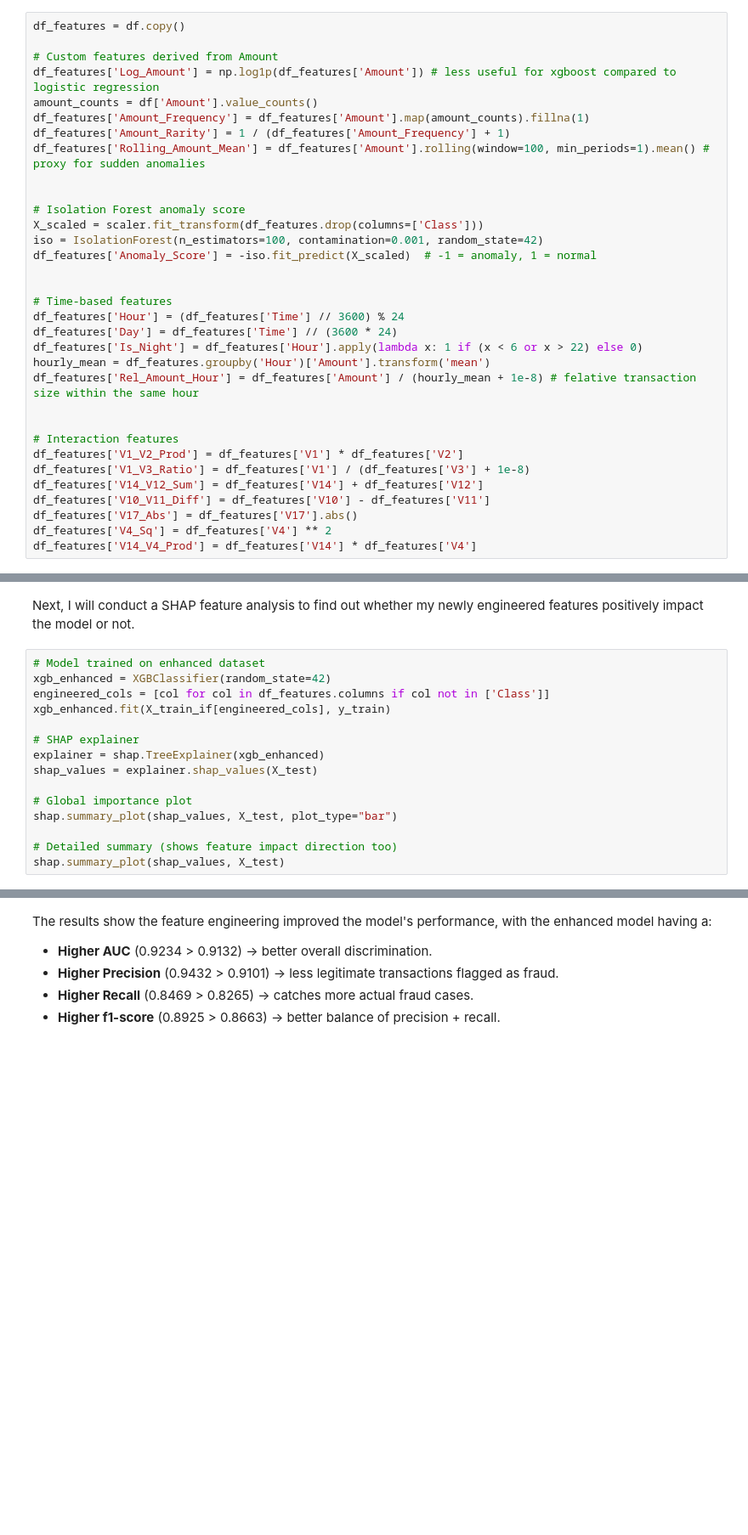
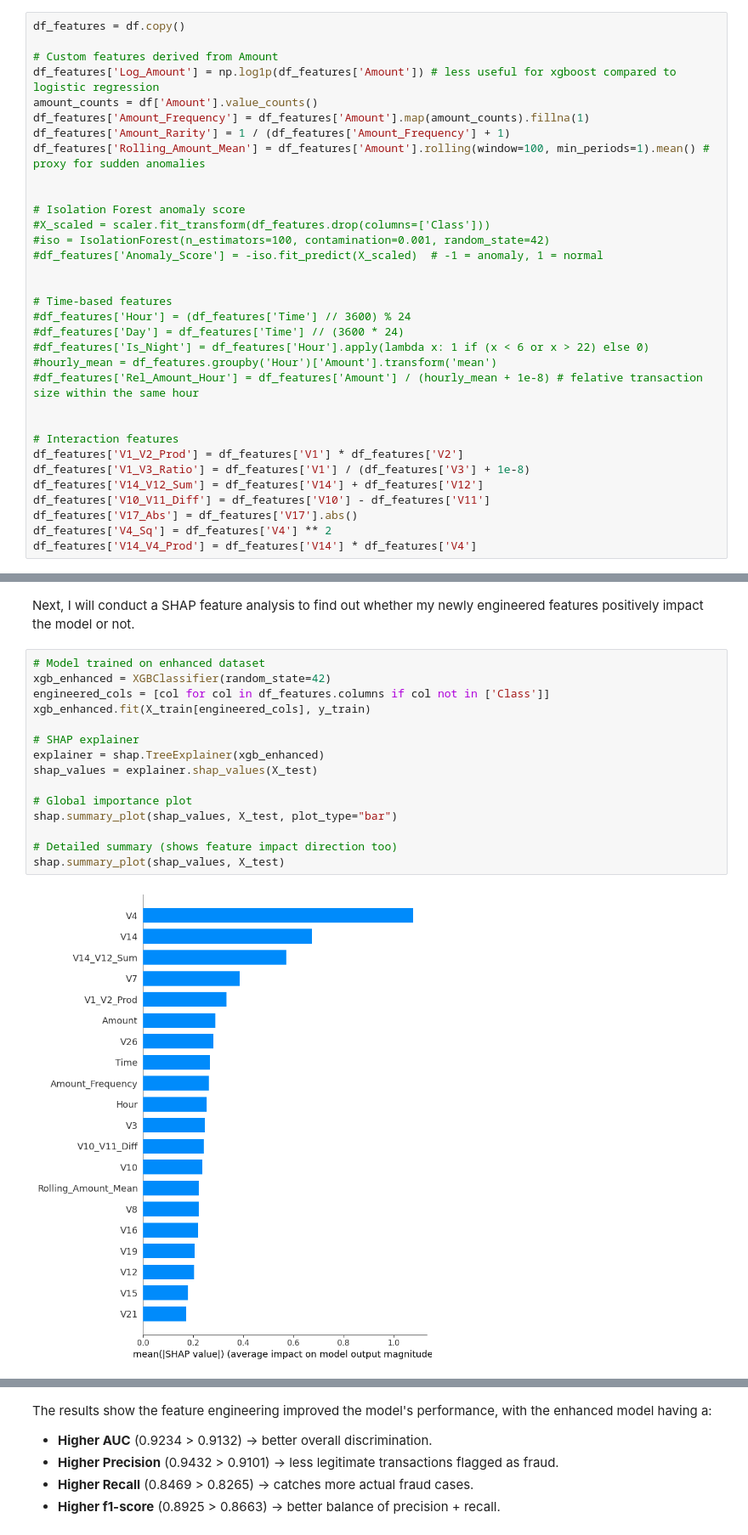
Before and after one commit to Rian-D/ML-Fraud-Detection, a Jupyter notebook: fraud_detection.ipynb, the cells around one changed output, grey strips where cells are left out. Shown at 85% size. Drawn from its saved outputs; the diff is of its cells as text; blank space fills up the shorter version.

```diff
--- a/fraud_detection.ipynb
+++ b/fraud_detection.ipynb
@@ -497,17 +570,17 @@ df_features['Rolling_Amount_Mean'] = df_features['Amount'].rolling(window=100, m
 
 
 # Isolation Forest anomaly score
-X_scaled = scaler.fit_transform(df_features.drop(columns=['Class']))
-iso = IsolationForest(n_estimators=100, contamination=0.001, random_state=42)
-df_features['Anomaly_Score'] = -iso.fit_predict(X_scaled)  # -1 = anomaly, 1 = normal
+#X_scaled = scaler.fit_transform(df_features.drop(columns=['Class']))
+#iso = IsolationForest(n_estimators=100, contamination=0.001, random_state=42)
+#df_features['Anomaly_Score'] = -iso.fit_predict(X_scaled)  # -1 = anomaly, 1 = normal
 
 
 # Time-based features
-df_features['Hour'] = (df_features['Time'] // 3600) % 24
-df_features['Day'] = df_features['Time'] // (3600 * 24)
-df_features['Is_Night'] = df_features['Hour'].apply(lambda x: 1 if (x < 6 or x > 22) else 0)
-hourly_mean = df_features.groupby('Hour')['Amount'].transform('mean')
-df_features['Rel_Amount_Hour'] = df_features['Amount'] / (hourly_mean + 1e-8) # felative transaction size within the same hour
+#df_features['Hour'] = (df_features['Time'] // 3600) % 24
+#df_features['Day'] = df_features['Time'] // (3600 * 24)
+#df_features['Is_Night'] = df_features['Hour'].apply(lambda x: 1 if (x < 6 or x > 22) else 0)
+#hourly_mean = df_features.groupby('Hour')['Amount'].transform('mean')
+#df_features['Rel_Amount_Hour'] = df_features['Amount'] / (hourly_mean + 1e-8) # felative transaction size within the same hour
 
 
 # Interaction features
@@ -565,15 +612,17 @@ Next, I will conduct a SHAP feature analysis to find out whether my newly engine
 # %%
 # Model trained on enhanced dataset
 xgb_enhanced = XGBClassifier(random_state=42)
 engineered_cols = [col for col in df_features.columns if col not in ['Class']]
-xgb_enhanced.fit(X_train_if[engineered_cols], y_train)
+xgb_enhanced.fit(X_train[engineered_cols], y_train)
 
 # SHAP explainer
 explainer = shap.TreeExplainer(xgb_enhanced)
 shap_values = explainer.shap_values(X_test)
 
 # Global importance plot
 shap.summary_plot(shap_values, X_test, plot_type="bar")
 
 # Detailed summary (shows feature impact direction too)
 shap.summary_plot(shap_values, X_test)
+# %% [output]
+[figure, added]
```
Also changed, not shown: parts of 12 cells of this notebook.
